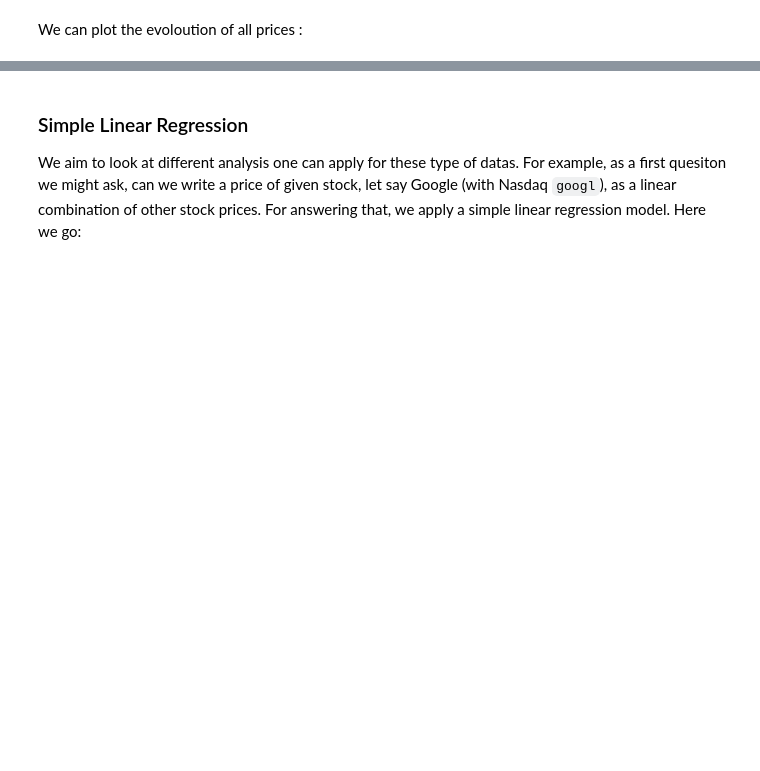
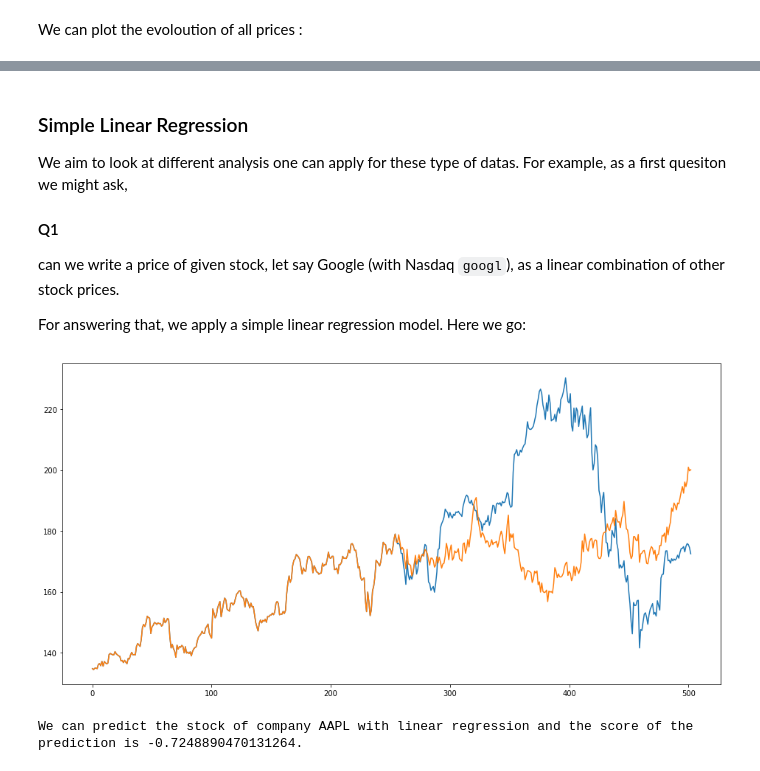
Before and after one commit to SaeedHK/stockML, a Jupyter notebook: JSONReadingOnline.ipynb, the cells around one changed output, grey strips where cells are left out. Drawn from its saved outputs; the diff is of its cells as text; code cells hidden in the pictures; blank space fills up the shorter version.

Commit message:
some linear regression were added

```diff
--- a/JSONReadingOnline.ipynb
+++ b/JSONReadingOnline.ipynb
@@ -71,7 +69,46 @@ plotPrice (df. , name ="Apple Inc." )
 # %% [markdown]
 ### Simple Linear Regression
-We aim to look at different analysis one can apply for these type of datas. For example, as a first quesiton we might ask, can we write a price of given stock, let say Google (with Nasdaq `googl`), as a linear combination of other stock prices. For answering that, we apply a simple linear regression model. Here we go:
+We aim to look at different analysis one can apply for these type of datas. For example, as a first quesiton we might ask,
+
+#### Q1
+
+can we write a price of given stock, let say Google (with Nasdaq `googl`), as a linear combination of other stock prices.
+
+For answering that, we apply a simple linear regression model. Here we go:
+# %%
+from sklearn.linear_model import LinearRegression
+from sklearn.model_selection import train_test_split
+
+def myLR (X , y , name , samplenumber=255):
+
+
+    # We forget the fact they data samples are ordered and they are time series
+    #X_train, X_test, y_train, y_test = train_test_split(X, y
+    #                                                    , test_size=0.2, random_state=0)
+
+    X_train = X[0:samplenumber , :]
+    X_test = X[samplenumber: , :]
+    y_train = y[0:samplenumber]
+    y_test = y[samplenumber:]
+
+    model = LinearRegression()
+    model.fit(X_train, y_train)
+    score = model.score(X_test, y_test)
+    y_pred = model.predict(X_test)
+
+    plt.figure(figsize=(16,8))
+    #plt.title(name)
+    plt.plot (range(len(y)) , np.append(y_train , y_test) )
+    plt.plot (range(len(y)) , np.append(y_train , y_pred) )
+    plt.show()
+    print("We can predict the stock of company " + name
+     + " with linear regression and the score of the prediction is " + str(score)
+     + ".")
 # %%
-name = 'GOOGL'
+name = 'AAPL'
 y = np.array ( df.loc[:,[name]] )
 X = np.array ( df.loc[:,[company for company in NasDaq if company !=name]] )
+myLR(X,y,name)
+# %% [output]
+[figure, added]
+We can predict the stock of company AAPL with linear regression and the score of the prediction is -0.7248890470131264.
```
Also changed, not shown: parts of 6 cells of this notebook, 1 other file.
